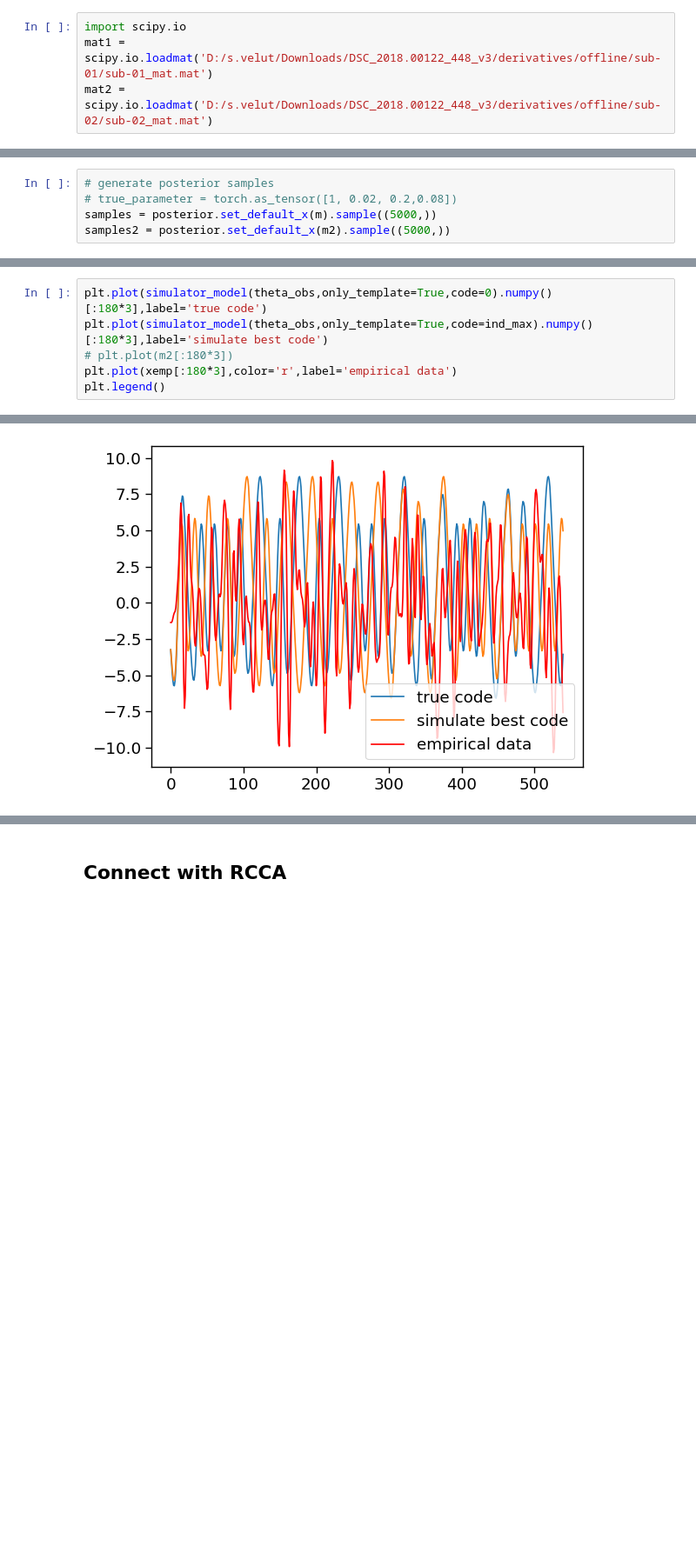
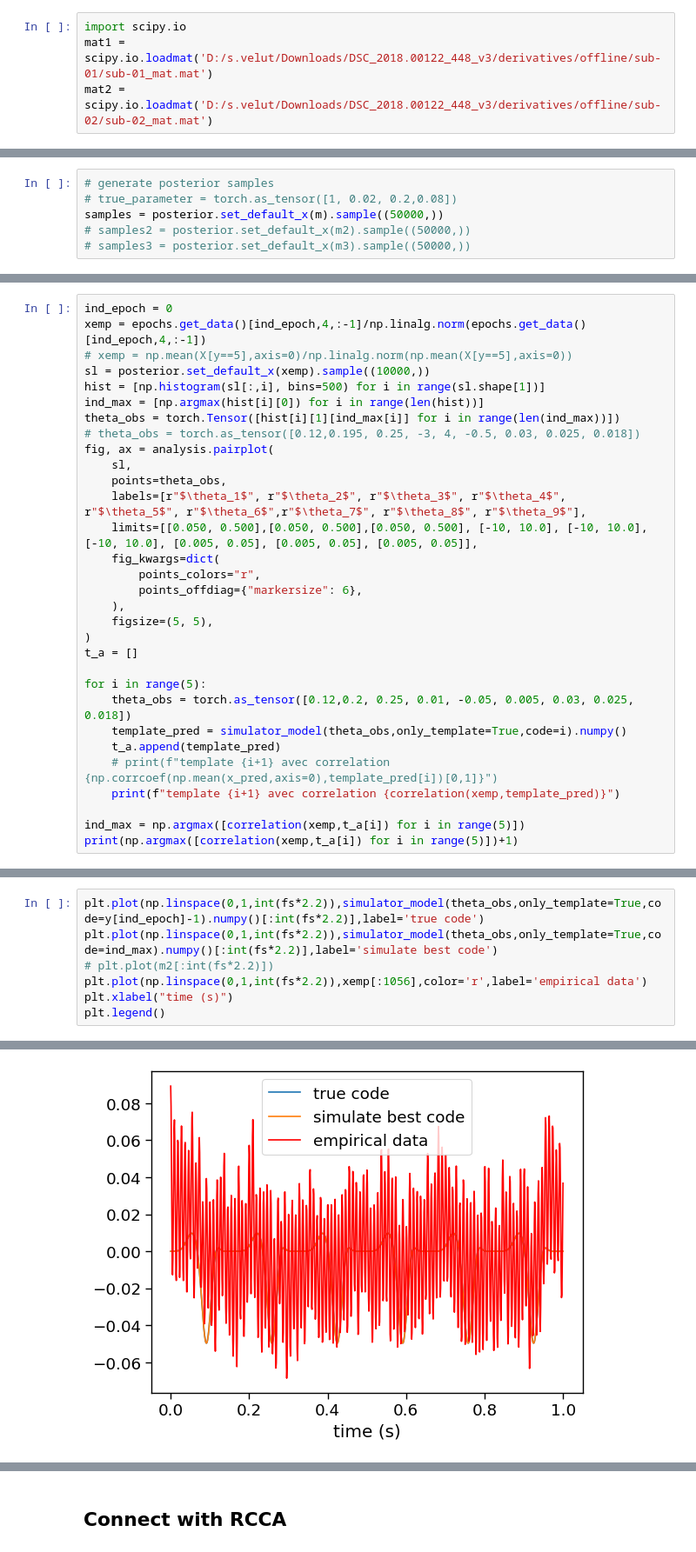
Before and after one commit to sebVelut/DCC_SBI, a Jupyter notebook: SBI/Test_with_empirical_data_complex_model.ipynb, the cells around one changed output, grey strips where cells are left out. Shown at 87% size. Cells and saved outputs as stored; diff of their text form; blank space fills up the shorter version.

```diff
--- a/SBI/Test_with_empirical_data_complex_model.ipynb
+++ b/SBI/Test_with_empirical_data_complex_model.ipynb
@@ -343,5 +394,6 @@ m2 = mat2["X"][4].T[38][:1134]
 # %%
 # generate posterior samples
 # true_parameter = torch.as_tensor([1, 0.02, 0.2,0.08])
-samples = posterior.set_default_x(m).sample((5000,))
-samples2 = posterior.set_default_x(m2).sample((5000,))
+samples = posterior.set_default_x(m).sample((50000,))
+# samples2 = posterior.set_default_x(m2).sample((50000,))
+# samples3 = posterior.set_default_x(m3).sample((50000,))
@@ -480,0 +473,31 @@ template 20 avec correlation [[-0.07083005]]
+# %%
+ind_epoch = 0
+xemp = epochs.get_data()[ind_epoch,4,:-1]/np.linalg.norm(epochs.get_data()[ind_epoch,4,:-1])
+# xemp = np.mean(X[y==5],axis=0)/np.linalg.norm(np.mean(X[y==5],axis=0))
+sl = posterior.set_default_x(xemp).sample((10000,))
+hist = [np.histogram(sl[:,i], bins=500) for i in range(sl.shape[1])]
+ind_max = [np.argmax(hist[i][0]) for i in range(len(hist))]
+theta_obs = torch.Tensor([hist[i][1][ind_max[i]] for i in range(len(ind_max))])
+# theta_obs = torch.as_tensor([0.12,0.195, 0.25, -3, 4, -0.5, 0.03, 0.025, 0.018])
+fig, ax = analysis.pairplot(
+    sl,
+    points=theta_obs,
+    labels=[r"$\theta_1$", r"$\theta_2$", r"$\theta_3$", r"$\theta_4$", r"$\theta_5$", r"$\theta_6$",r"$\theta_7$", r"$\theta_8$", r"$\theta_9$"],
+    limits=[[0.050, 0.500],[0.050, 0.500],[0.050, 0.500], [-10, 10.0], [-10, 10.0], [-10, 10.0], [0.005, 0.05], [0.005, 0.05], [0.005, 0.05]],
+    fig_kwargs=dict(
+        points_colors="r",
+        points_offdiag={"markersize": 6},
+    ),
+    figsize=(5, 5),
+)
+t_a = []
+
+for i in range(5):
+    theta_obs = torch.as_tensor([0.12,0.2, 0.25, 0.01, -0.05, 0.005, 0.03, 0.025, 0.018])
+    template_pred = simulator_model(theta_obs,only_template=True,code=i).numpy()
+    t_a.append(template_pred)
+    # print(f"template {i+1} avec correlation {np.corrcoef(np.mean(x_pred,axis=0),template_pred[i])[0,1]}")
+    print(f"template {i+1} avec correlation {correlation(xemp,template_pred)}")
+
+ind_max = np.argmax([correlation(xemp,t_a[i]) for i in range(5)])
+print(np.argmax([correlation(xemp,t_a[i]) for i in range(5)])+1)
@@ -481,9 +512,10 @@ template 20 avec correlation [[-0.07083005]]
 # %%
-plt.plot(simulator_model(theta_obs,only_template=True,code=0).numpy()[:180*3],label='true code')
-plt.plot(simulator_model(theta_obs,only_template=True,code=ind_max).numpy()[:180*3],label='simulate best code')
-# plt.plot(m2[:180*3])
-plt.plot(xemp[:180*3],color='r',label='empirical data')
+plt.plot(np.linspace(0,1,int(fs*2.2)),simulator_model(theta_obs,only_template=True,code=y[ind_epoch]-1).numpy()[:int(fs*2.2)],label='true code')
+plt.plot(np.linspace(0,1,int(fs*2.2)),simulator_model(theta_obs,only_template=True,code=ind_max).numpy()[:int(fs*2.2)],label='simulate best code')
+# plt.plot(m2[:int(fs*2.2)])
+plt.plot(np.linspace(0,1,int(fs*2.2)),xemp[:1056],color='r',label='empirical data')
+plt.xlabel("time (s)")
 plt.legend()
 # %% [output]
 <matplotlib.legend.Legend at 0x...>
-[figure, old version]
+[figure, new version]
```
Also changed, not shown: parts of 39 cells of this notebook, 3 other files.
